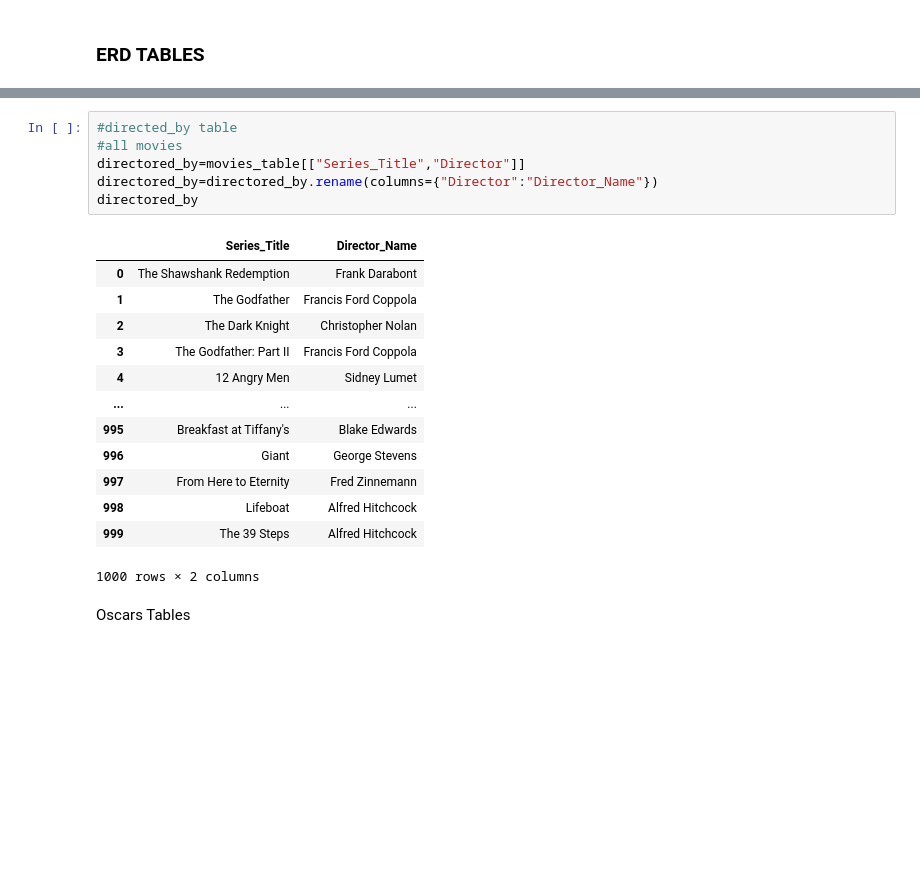
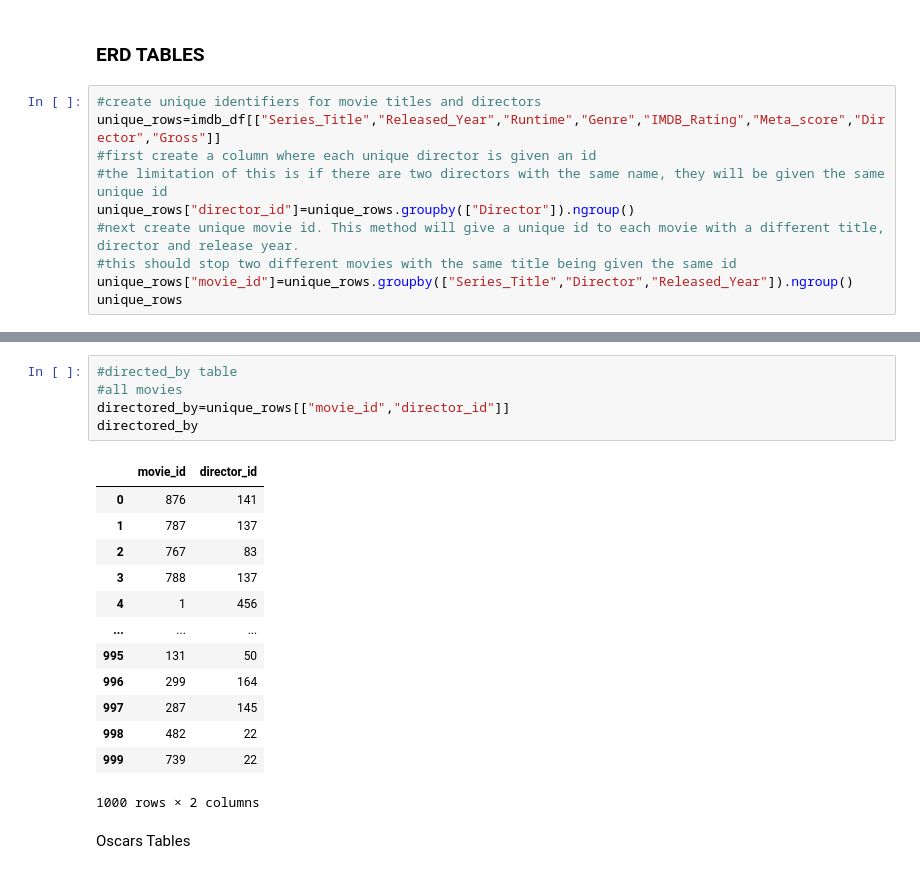
Before and after one commit to 0samvuong/Project-2-ETL-Group-6, a Jupyter notebook: movies.ipynb, the cells around one changed output, grey strips where cells are left out. Saved outputs shown, nothing was run; the diff lists cells and outputs as text; blank space fills up the shorter version.

```diff
--- a/movies.ipynb
+++ b/movies.ipynb
@@ -76,3 +78,13 @@ academy_award_df2
 1775 rows × 4 columns
 # %% [markdown]
 ### ERD TABLES
+# %%
+#create unique identifiers for movie titles and directors
+unique_rows=imdb_df[["Series_Title","Released_Year","Runtime","Genre","IMDB_Rating","Meta_score","Director","Gross"]]
+#first create a column where each unique director is given an id
+#the limitation of this is if there are two directors with the same name, they will be given the same unique id
+unique_rows["director_id"]=unique_rows.groupby(["Director"]).ngroup()
+#next create unique movie id. This method will give a unique id to each movie with a different title, director and release year.
+#this should stop two different movies with the same title being given the same id
+unique_rows["movie_id"]=unique_rows.groupby(["Series_Title","Director","Released_Year"]).ngroup()
+unique_rows
@@ -116,22 +172,21 @@ directors.rename(columns={0:"Director_Name"})
 # %%
 #directed_by table
 #all movies
-directored_by=movies_table[["Series_Title","Director"]]
-directored_by=directored_by.rename(columns={"Director":"Director_Name"})
+directored_by=unique_rows[["movie_id","director_id"]]
 directored_by
 # %% [output]
-|  | Series_Title | Director_Name |
-| 0 | The Shawshank Redemption | Frank Darabont |
-| 1 | The Godfather | Francis Ford Coppola |
-| 2 | The Dark Knight | Christopher Nolan |
-| 3 | The Godfather: Part II | Francis Ford Coppola |
-| 4 | 12 Angry Men | Sidney Lumet |
+|  | movie_id | director_id |
+| 0 | 876 | 141 |
+| 1 | 787 | 137 |
+| 2 | 767 | 83 |
+| 3 | 788 | 137 |
+| 4 | 1 | 456 |
 | ... | ... | ... |
-| 995 | Breakfast at Tiffany's | Blake Edwards |
-| 996 | Giant | George Stevens |
-| 997 | From Here to Eternity | Fred Zinnemann |
-| 998 | Lifeboat | Alfred Hitchcock |
-| 999 | The 39 Steps | Alfred Hitchcock |
+| 995 | 131 | 50 |
+| 996 | 299 | 164 |
+| 997 | 287 | 145 |
+| 998 | 482 | 22 |
+| 999 | 739 | 22 |
 1000 rows × 2 columns
 # %% [markdown]
 Oscars Tables
```
Also changed, not shown: parts of 8 cells of this notebook.
